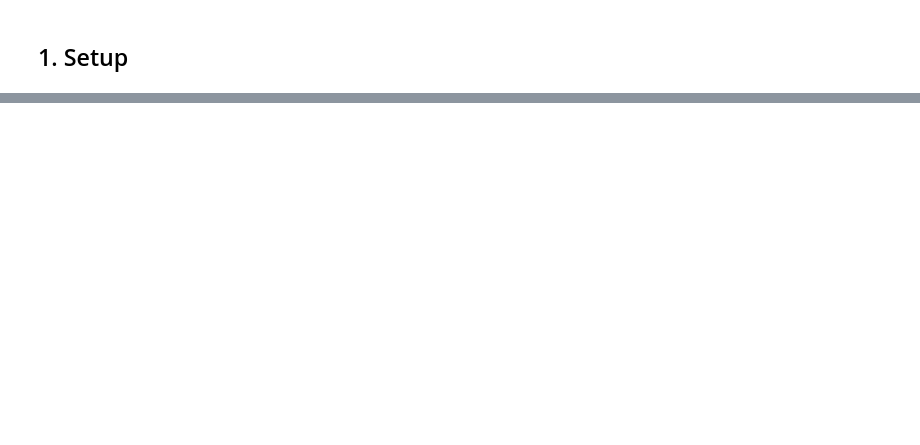
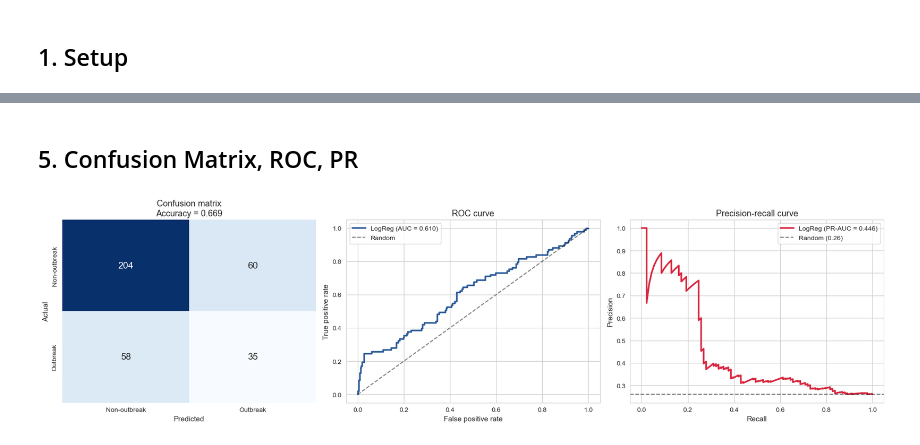
Before and after one commit to r0cb/ENGG2112, a Jupyter notebook: notebooks/04_model_logistic.ipynb, the cells around one changed output, grey strips where cells are left out. Drawn from its saved outputs; the diff is of its cells as text; code cells hidden in the pictures; blank space fills up the shorter version.

```diff
--- a/notebooks/04_model_logistic.ipynb
+++ b/notebooks/04_model_logistic.ipynb
@@ -567,0 +79,17 @@ LogReg artifact saved to models/lr_model.pkl for the comparison notebook.
+# %%
+disease_X = pd.get_dummies(master['disease'], prefix='disease', drop_first=True).astype(float)
+state_X = pd.get_dummies(master['state'], prefix='state', drop_first=True).astype(float)
+
+scaler = StandardScaler()
+demo_X = pd.DataFrame(scaler.fit_transform(master[DEMO]), columns=DEMO, index=master.index)
+
+X = pd.concat([demo_X, disease_X[DISEASE_DUMMIES], state_X[STATE_DUMMIES]], axis=1)
+y = master['outbreak'].astype(int).values
+groups = master['fips'].values
+
+print(f'X shape: {X.shape}')
+print(f'Outbreak rate: {y.mean():.1%}')
+print(f'Unique counties: {len(set(groups))}')
+
+with open(MODELS_DIR / 'lr_scaler.pkl', 'wb') as f:
+    pickle.dump(scaler, f)
@@ -567,0 +180,33 @@ LogReg artifact saved to models/lr_model.pkl for the comparison notebook.
+# %% [markdown]
+## 5. Confusion Matrix, ROC, PR
+# %%
+fig, axes = plt.subplots(1, 3, figsize=(18, 5))
+
+# Confusion
+ax = axes[0]
+cm = confusion_matrix(y, oof_pred)
+sns.heatmap(cm, annot=True, fmt='d', cmap='Blues', ax=ax,
+            xticklabels=['Non-outbreak', 'Outbreak'], yticklabels=['Non-outbreak', 'Outbreak'],
+            cbar=False, annot_kws={'size': 14})
+ax.set_xlabel('Predicted'); ax.set_ylabel('Actual')
+ax.set_title(f'Confusion matrix\nAccuracy = {metrics["accuracy"]:.3f}')
+
+# ROC
+ax = axes[1]
+fpr, tpr, _ = roc_curve(y, oof_proba)
+ax.plot(fpr, tpr, color='#2E5C9A', linewidth=2.5, label=f'LogReg (AUC = {metrics["roc_auc"]:.3f})')
+ax.plot([0, 1], [0, 1], 'k--', alpha=0.5, label='Random')
+ax.set_xlabel('False positive rate'); ax.set_ylabel('True positive rate')
+ax.set_title('ROC curve'); ax.legend()
+
+# PR
+ax = axes[2]
+prec, rec, _ = precision_recall_curve(y, oof_proba)
+ax.plot(rec, prec, color='#D7263D', linewidth=2.5, label=f'LogReg (PR-AUC = {metrics["pr_auc"]:.3f})')
+ax.axhline(positive_rate, color='black', linestyle='--', alpha=0.5, label=f'Random ({positive_rate:.2f})')
+ax.set_xlabel('Recall'); ax.set_ylabel('Precision')
+ax.set_title('Precision-recall curve'); ax.legend()
+
+plt.tight_layout(); plt.show()
+# %% [output]
+[figure, added]
```
Also changed, not shown: parts of 44 cells of this notebook, 11 other files.
